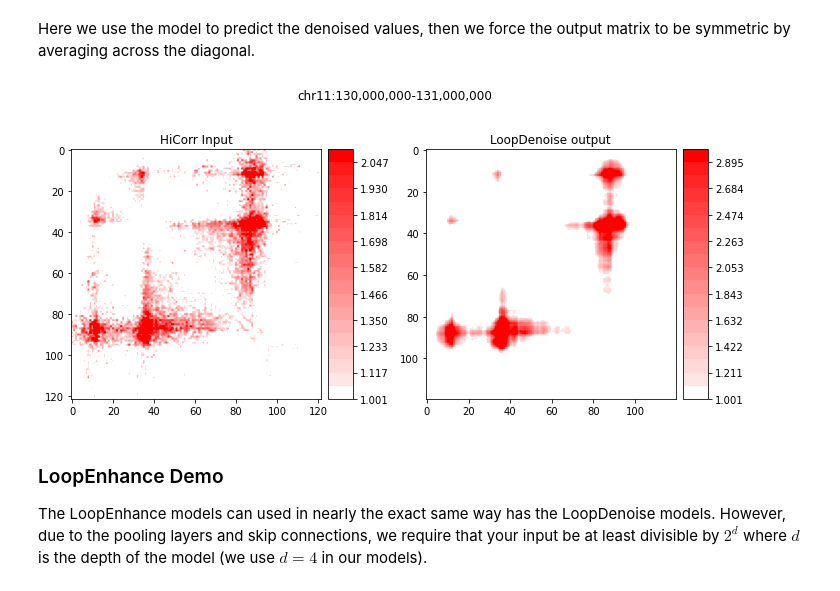
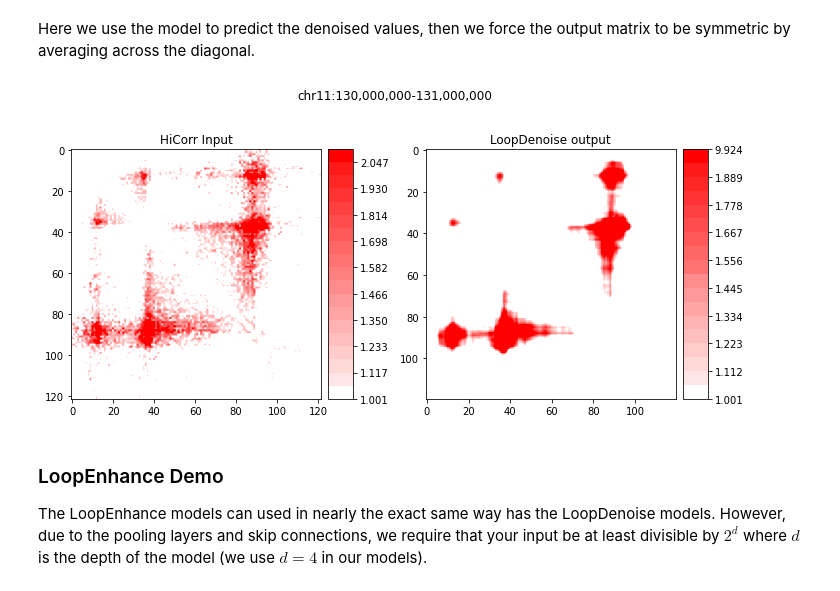
Before and after one commit to JinLabBioinfo/DeepLoop, a Jupyter notebook: examples/walkthrough_prediction.ipynb, the cells around one changed output. Drawn from its saved outputs; the diff is of its cells as text; code cells hidden in the pictures.

Commit message:
Add reindexing to cooler conversion script, fixes an incorrect heatmap in prediction walthrough

```diff
--- a/examples/walkthrough_prediction.ipynb
+++ b/examples/walkthrough_prediction.ipynb
@@ -289,23 +289,23 @@ enhanced_mat = (enhanced_mat + enhanced_mat.T) / 2
 # %%
 fig, axs = plt.subplots(1, 2, figsize=(10, 5))
 
 im = draw_heatmap(mat, 0, ax=axs[0], return_plt_im=True)
 divider = make_axes_locatable(axs[0])
 cax = divider.append_axes('right', size='10%', pad=0.1)
 cbar1 = fig.colorbar(im, cax=cax, orientation='vertical')
 axs[0].set_title('HiCorr Input')
 
-im = draw_heatmap(enhanced_mat, 0, ax=axs[1], return_plt_im=True)
+im = draw_heatmap(enhanced_mat, 2, ax=axs[1], return_plt_im=True)
 divider = make_axes_locatable(axs[1])
 cax = divider.append_axes('right', size='10%', pad=0.1)
 cbar1 = fig.colorbar(im, cax=cax, orientation='vertical')
 axs[1].set_title('LoopDenoise output')
 
 fig.suptitle(locus)
 fig.tight_layout()
 plt.show()
 # %% [output]
-[figure, old version]
+[figure, new version]
 # %% [markdown]
 ### LoopEnhance Demo
 
```
Also changed, not shown: parts of 11 cells of this notebook, 1 other file.
